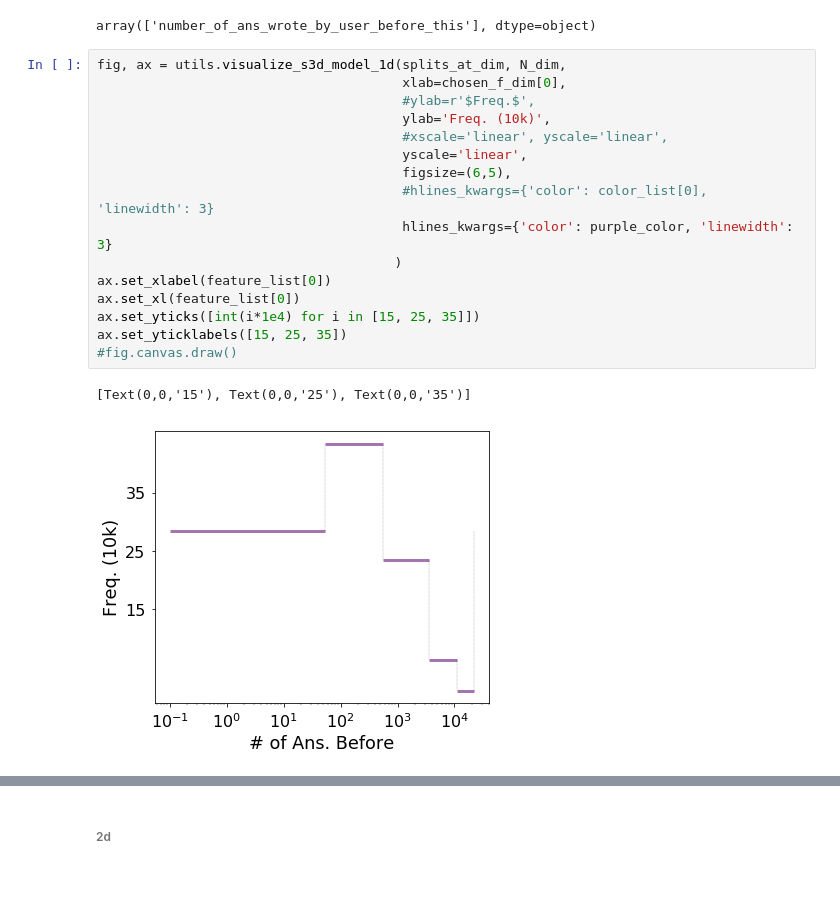
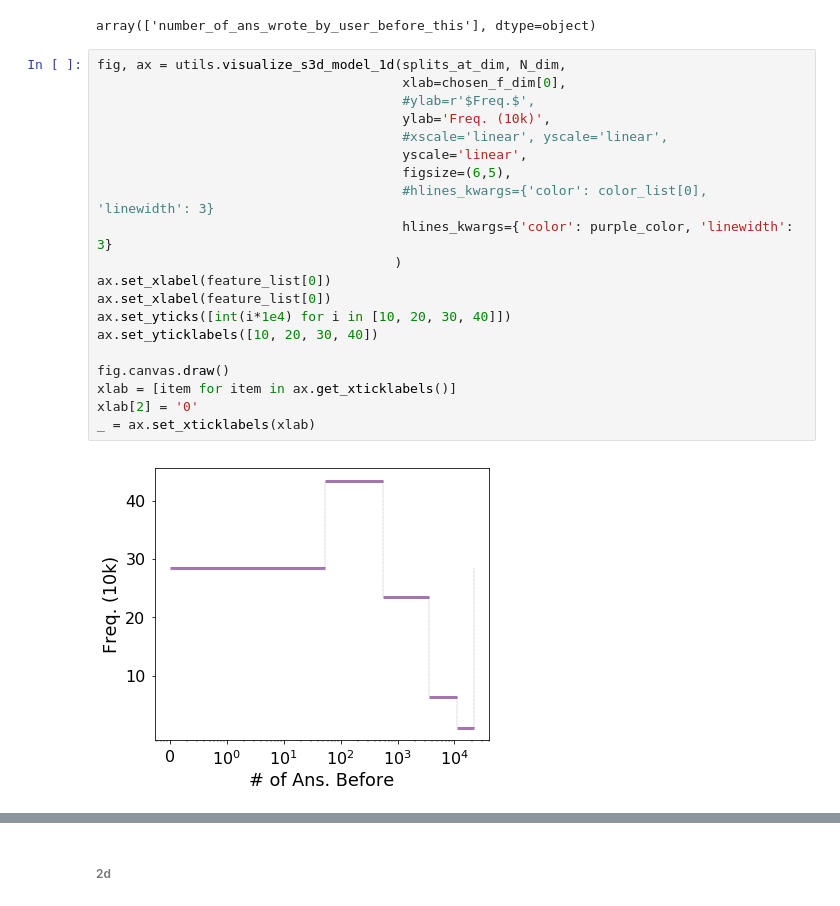
Before and after one commit to peterfennell/S3D, a Jupyter notebook: replicate/3-visualize-models.ipynb, the cells around one changed output, grey strips where cells are left out. Saved outputs shown, nothing was run; the diff lists cells and outputs as text; blank space fills up the shorter version.

Commit message:
update s3d model figure for supplemtnary again

```diff
--- a/replicate/3-visualize-models.ipynb
+++ b/replicate/3-visualize-models.ipynb
@@ -107,22 +107,25 @@ array(['number_of_ans_wrote_by_user_before_this'], dtype=object)
 # %%
 fig, ax = utils.visualize_s3d_model_1d(splits_at_dim, N_dim,
                                        xlab=chosen_f_dim[0],
                                        #ylab=r'$Freq.$',
                                        ylab='Freq. (10k)',
                                        #xscale='linear', yscale='linear',
                                        yscale='linear',
                                        figsize=(6,5),
                                        #hlines_kwargs={'color': color_list[0], 'linewidth': 3}
                                        hlines_kwargs={'color': purple_color, 'linewidth': 3}
                                       )
 ax.set_xlabel(feature_list[0])
-ax.set_xl(feature_list[0])
-ax.set_yticks([int(i*1e4) for i in [15, 25, 35]])
-ax.set_yticklabels([15, 25, 35])
-#fig.canvas.draw()
+ax.set_xlabel(feature_list[0])
+ax.set_yticks([int(i*1e4) for i in [10, 20, 30, 40]])
+ax.set_yticklabels([10, 20, 30, 40])
+
+fig.canvas.draw()
+xlab = [item for item in ax.get_xticklabels()]
+xlab[2] = '0'
+_ = ax.set_xticklabels(xlab)
 # %% [output]
-[Text(0,0,'15'), Text(0,0,'25'), Text(0,0,'35')]
-[figure, old version]
+[figure, new version]
 # %%
 fig, ax = utils.visualize_s3d_model_1d(splits_at_dim, intensity_dim,
                                        xlab=chosen_f_dim[0], ylab=r'$E[Y]$',
```
Also changed, not shown: parts of 7 cells of this notebook.
